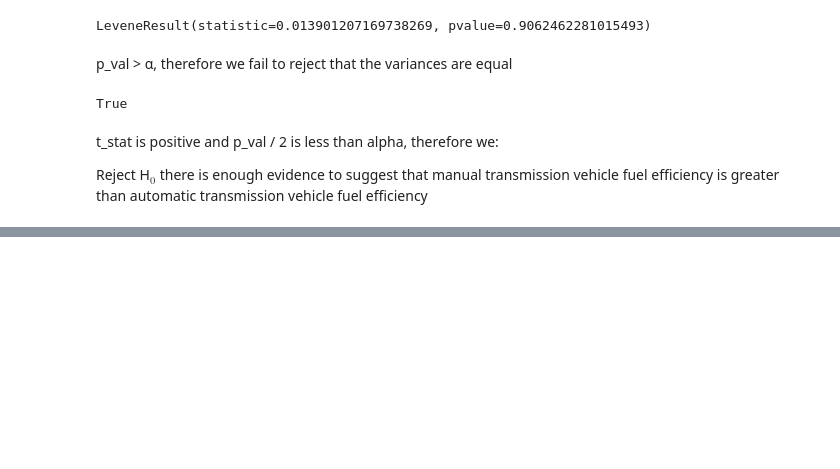
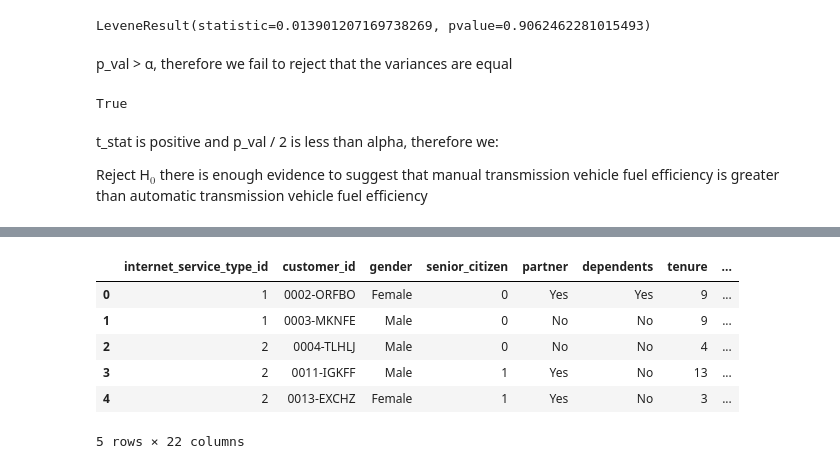
Before and after one commit to Adam-Harris87/statistics-exercises, a Jupyter notebook: hypothesis_testing.ipynb, the cells around one changed output, grey strips where cells are left out. Cells and saved outputs as stored; diff of their text form; code cells hidden in the pictures; blank space fills up the shorter version.

```diff
--- a/hypothesis_testing.ipynb
+++ b/hypothesis_testing.ipynb
@@ -330,0 +356,19 @@ Reject H$_0$ there is enough evidence to suggest that manual transmission vehicl
+# %%
+connection = env.get_db_url('telco_churn')
+query = '''
+SELECT *
+FROM customers
+	JOIN internet_service_types
+		USING (internet_service_type_id);
+'''
+telco = pd.read_sql(query, connection)
+# %%
+telco.head()
+# %% [output]
+|  | internet_service_type_id | customer_id | gender | senior_citizen | partner | dependents | tenure | ... |
+| 0 | 1 | 0002-ORFBO | Female | 0 | Yes | Yes | 9 | ... |
+| 1 | 1 | 0003-MKNFE | Male | 0 | No | No | 9 | ... |
+| 2 | 2 | 0004-TLHLJ | Male | 0 | No | No | 4 | ... |
+| 3 | 2 | 0011-IGKFF | Male | 1 | Yes | No | 13 | ... |
+| 4 | 2 | 0013-EXCHZ | Female | 1 | Yes | No | 3 | ... |
+5 rows × 22 columns
```
Also changed, not shown: parts of 27 cells of this notebook, 1 other file.
